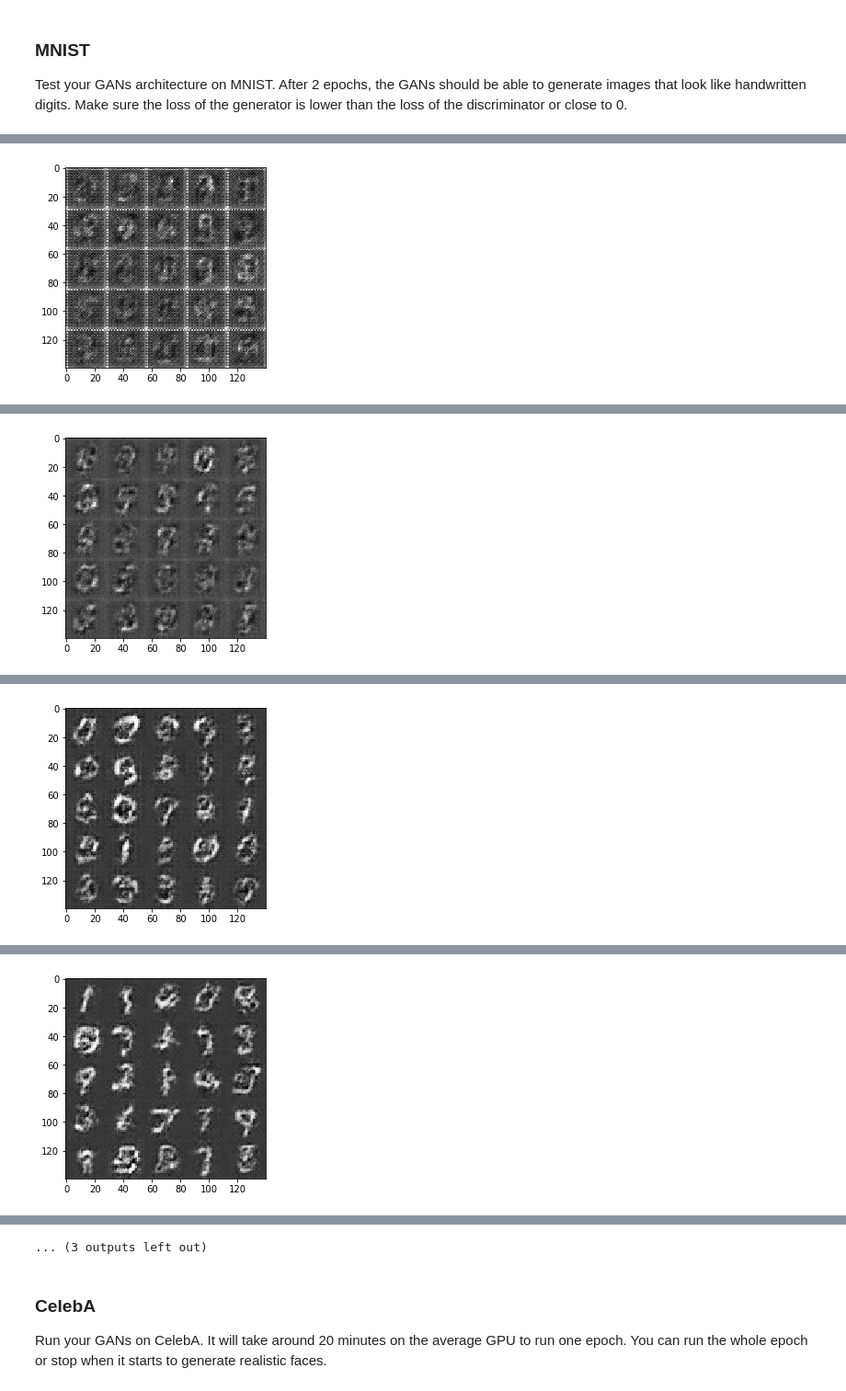
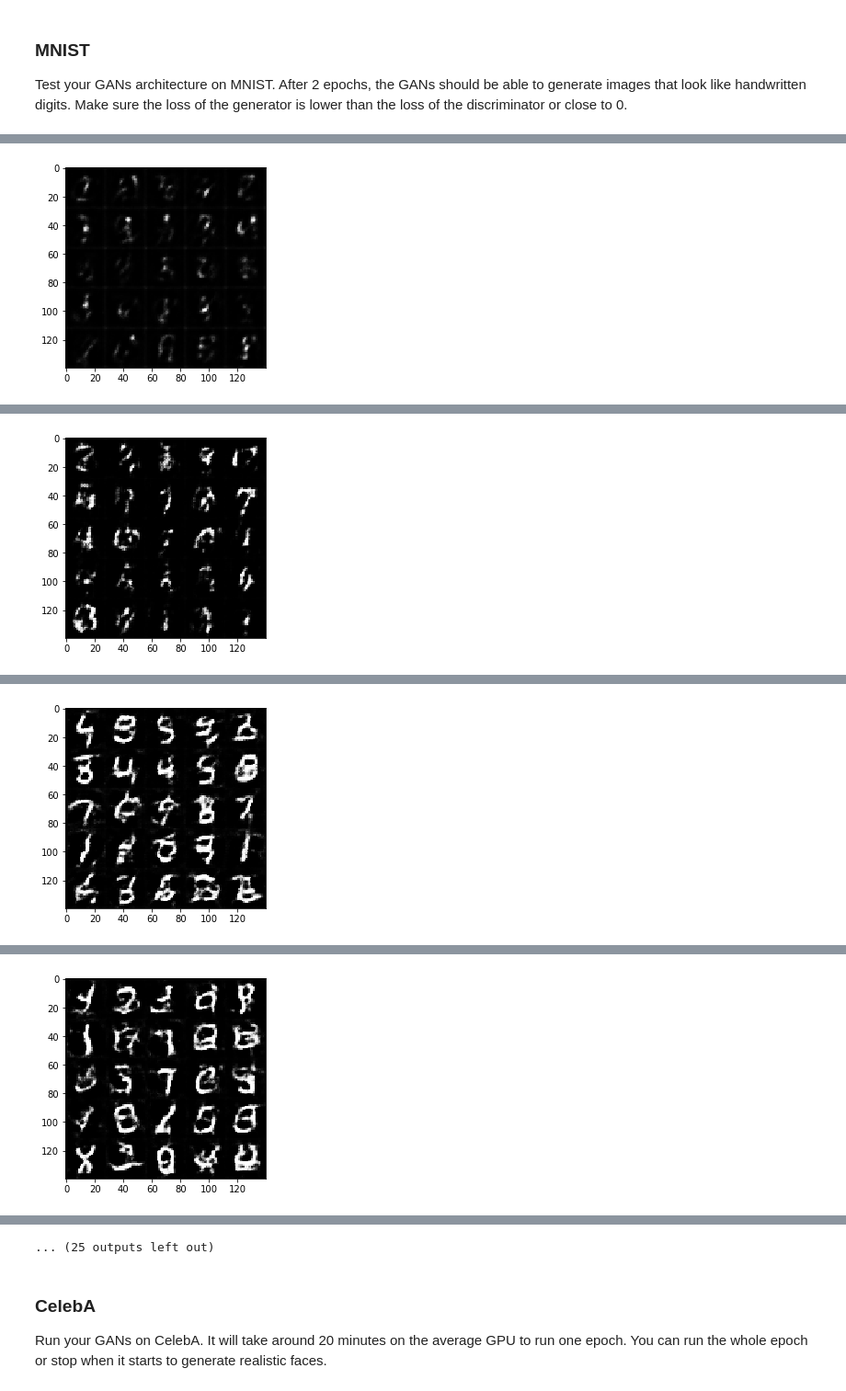
Before and after one commit to Jackie880823/face_generation, a Jupyter notebook: dlnd_face_generation.ipynb, the cells around one changed output, grey strips where cells are left out. Shown at 92% size. Saved outputs shown, nothing was run; the diff lists cells and outputs as text; code cells hidden in the pictures.

Commit message:
optimize

```diff
--- a/dlnd_face_generation.ipynb
+++ b/dlnd_face_generation.ipynb
@@ -331,12 +323,16 @@ def train(epoch_count, batch_size, z_dim, learning_rate, beta1, get_batches, dat
     :param data_image_mode: The image mode to use for images ("RGB" or "L")
     """
     # TODO: Build Model
-    _, image_width, image_height, out_channel_dim = data_shape
-    input_ph, z_ph, lr_ph = model_inputs(image_width, image_height, out_channel_dim, z_dim)
-    d_loss, g_loss = model_loss(input_ph, z_ph, out_channel_dim)
-    d_train_opt, g_train_opt = model_opt(d_loss, g_loss, lr_ph, beta1)
+    steps = 0
+    show_every = 100
+    print_every = 10
+    n_images = 32
 
-    steps = 0
+    n_samples, width, height, channels = data_shape
+
+    input_real, input_z, learn_rate = model_inputs(width, height, channels, z_dim)
+    d_loss, g_loss = model_loss(input_real, input_z, channels)
+    d_opt, g_opt = model_opt(d_loss, g_loss, learn_rate, beta1)
 
     with tf.Session() as sess:
         sess.run(tf.global_variables_initializer())
@@ -345,28 +341,31 @@ def train(epoch_count, batch_size, z_dim, learning_rate, beta1, get_batches, dat
                 # TODO: Train Model
                 steps += 1
 
+                # reshape and re-scale bacth image
+                batch_images *= 2.0
                 batch_z = np.random.uniform(-1, 1, size=(batch_size, z_dim))
 
-                sess.run(d_train_opt, feed_dict={input_ph: batch_images, z_ph: batch_z, lr_ph:learning_rate})
-                sess.run(g_train_opt, feed_dict={z_ph: batch_z, input_ph: batch_images, lr_ph:learning_rate})
+                # Run optimizers
+                _ = sess.run(d_opt, feed_dict={input_real: batch_images, input_z: batch_z, learn_rate: learning_rate})
+                _ = sess.run(g_opt, feed_dict={input_real: batch_images, input_z: batch_z, learn_rate: learning_rate})
 
-                if steps % 10 == 0:
-                    train_loss_d = d_loss.eval({z_ph: batch_z, input_ph: batch_images})
-                    train_loss_g = g_loss.eval({z_ph: batch_z})
+                if steps % print_every == 0:
+                    train_loss_d = d_loss.eval({input_z: batch_z, input_real: batch_images})
+                    train_loss_g = g_loss.eval({input_z: batch_z})
 
-                    print("Epoch {}/{}...".format(epoch_i+1, epochs),
+                    print("Epoch {}/{}...".format(epoch_i, epoch_count),
                           "Discriminator Loss: {:.4f}...".format(train_loss_d),
                           "Generator Loss: {:.4f}".format(train_loss_g))
 
-                if steps % batch_size == 0:
-                    show_generator_output(sess, 25, z_ph, out_channel_dim, data_image_mode)
+                if steps % show_every == 0:
+                    show_generator_output(sess, n_images, input_z, channels, data_image_mode)
 # %% [markdown]
 ### MNIST
 Test your GANs architecture on MNIST.  After 2 epochs, the GANs should be able to generate images that look like handwritten digits.  Make sure the loss of the generator is lower than the loss of the discriminator or close to 0.
 # %%
-batch_size = 128
-z_dim = 100
-learning_rate = 0.0002
+batch_size = 64
+z_dim = 128
+learning_rate = 0.0005
 beta1 = 0.5
 
 
@@ -395 +392 @@ Epoch 1/2... Discriminator Loss: 0.4874... Generator Loss: 1.4652
-[figure, old version]
+[figure, new version]
@@ -409 +403 @@ Epoch 1/2... Discriminator Loss: 0.5445... Generator Loss: 1.9699
-[figure, old version]
+[figure, new version]
@@ -423 +414 @@ Epoch 1/2... Discriminator Loss: 0.7135... Generator Loss: 0.8372
-[figure, old version]
+[figure, new version]
@@ -437 +425 @@ Epoch 2/2... Discriminator Loss: 0.2176... Generator Loss: 2.2212
-[figure, old version]
+[figure, new version]
@@ -465,4 +448,4 @@ Epoch 2/2... Discriminator Loss: 0.1689... Generator Loss: 2.4784
-... (3 outputs left out)
+... (25 outputs left out)
 # %% [markdown]
 ### CelebA
 Run your GANs on CelebA.  It will take around 20 minutes on the average GPU to run one epoch.  You can run the whole epoch or stop when it starts to generate realistic faces.
```
Also changed, not shown: parts of 4 cells of this notebook, 1 other file.
